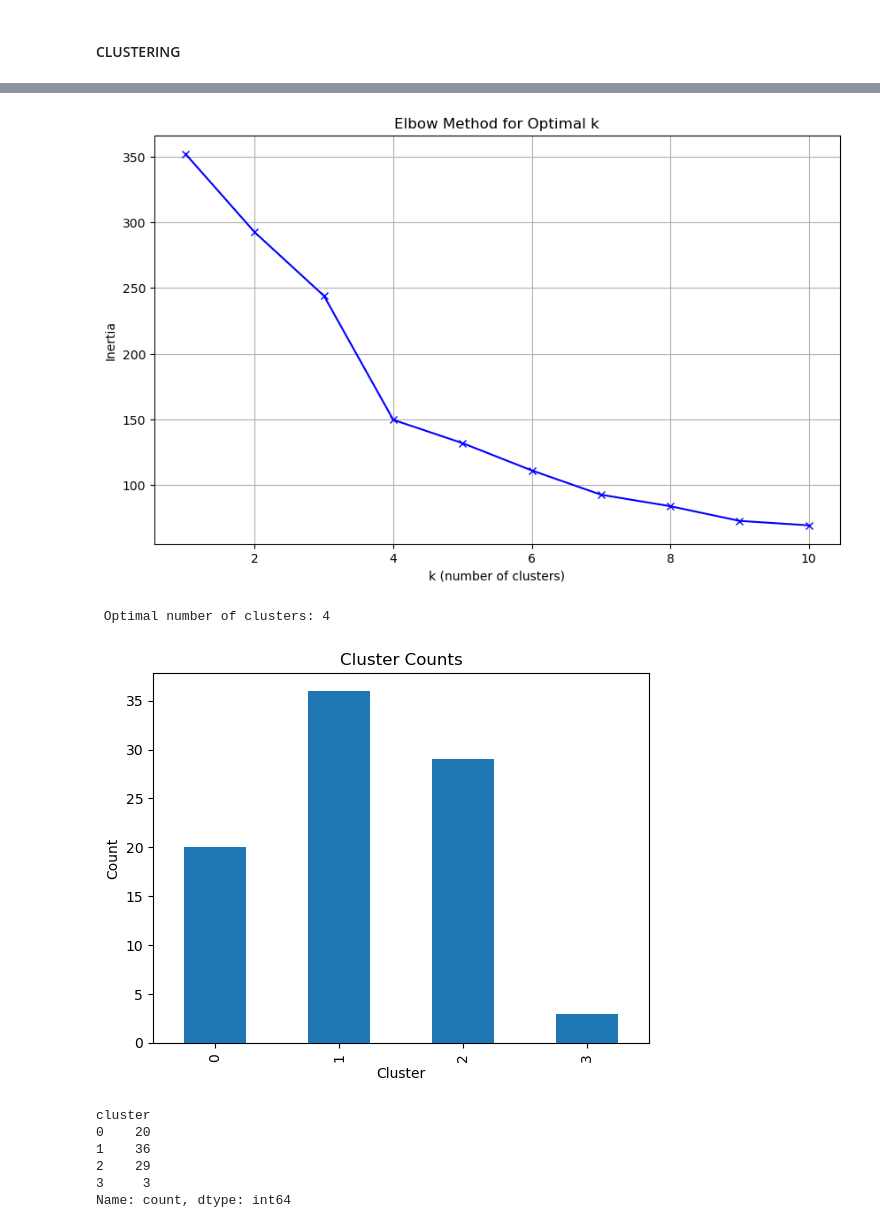
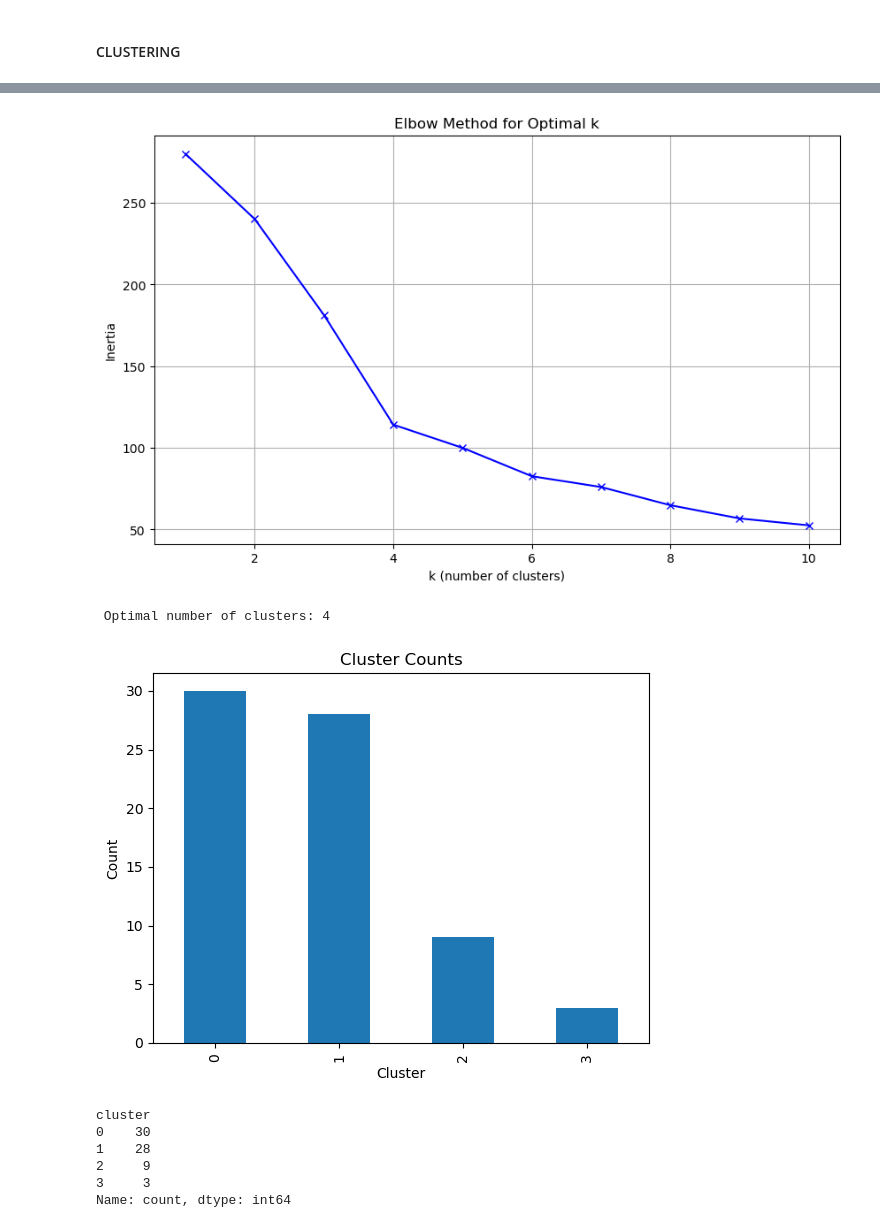
Before and after one commit to pranjali-22/Property-Recommendation-System, a Jupyter notebook: pipeline.ipynb, the cells around one changed output, grey strips where cells are left out. Drawn from its saved outputs; the diff is of its cells as text; code cells hidden in the pictures.

```diff
--- a/pipeline.ipynb
+++ b/pipeline.ipynb
@@ -1437,0 +1546,6 @@ normalized_df.describe()
+# %%
+from sklearn.model_selection import train_test_split
+
+train_df, test_df = train_test_split(normalized_df, test_size=0.2, random_state=42)
+print("Training set shape:", train_df.shape)
+print("Testing set shape:", test_df.shape)
@@ -1508,45 +1621,45 @@ numeric_parsed_columns = [
     'subject.effective_age_parsed',
     'subject.remaining_economic_life_parsed'
 ]
-X = normalized_df[numeric_parsed_columns]
+X = train_df[numeric_parsed_columns]
 imputer = SimpleImputer(strategy = "median")
 X_imputed = imputer.fit_transform(X)
 scaler = StandardScaler()
 X_scaled = scaler.fit_transform(X_imputed)
 interias = []
 k_values = range(1,11)
 for k in k_values:
     kmeans = KMeans(n_clusters = k, random_state = 42)
     kmeans.fit(X_scaled)
     interias.append(kmeans.inertia_)
 plt.figure(figsize=(10,6))
 plt.plot(k_values,interias,'bx-')
 plt.xlabel('k (number of clusters)')
 plt.ylabel('Inertia')
 plt.title('Elbow Method for Optimal k')
 plt.grid(True)
 plt.show()
 
 kneedle = KneeLocator(list(k_values),interias,S=1.0,curve = 'convex',direction = 'decreasing')
 optimal_k = kneedle.elbow
 print(f"\n Optimal number of clusters: {optimal_k}")
 
 kmeans = KMeans(n_clusters = optimal_k, random_state = 42)
 cluster_lables = kmeans.fit_predict(X_scaled)
-normalized_df['cluster'] = cluster_lables
-normalized_df['cluster'].value_counts().sort_index().plot(kind = 'bar')
+train_df['cluster'] = cluster_lables
+train_df['cluster'].value_counts().sort_index().plot(kind = 'bar')
 plt.title('Cluster Counts')
 plt.xlabel('Cluster')
 plt.ylabel('Count')
 plt.show()
-normalized_df['cluster'].value_counts().sort_index()
+train_df['cluster'].value_counts().sort_index()
 # %% [output]
-[figure, old version]
+[figure, new version]
  Optimal number of clusters: 4
-[figure, old version]
+[figure, new version]
 cluster
-0    20
-1    36
-2    29
+0    30
+1    28
+2     9
 3     3
 Name: count, dtype: int64
```
Also changed, not shown: parts of 18 cells of this notebook, 2 other files.
